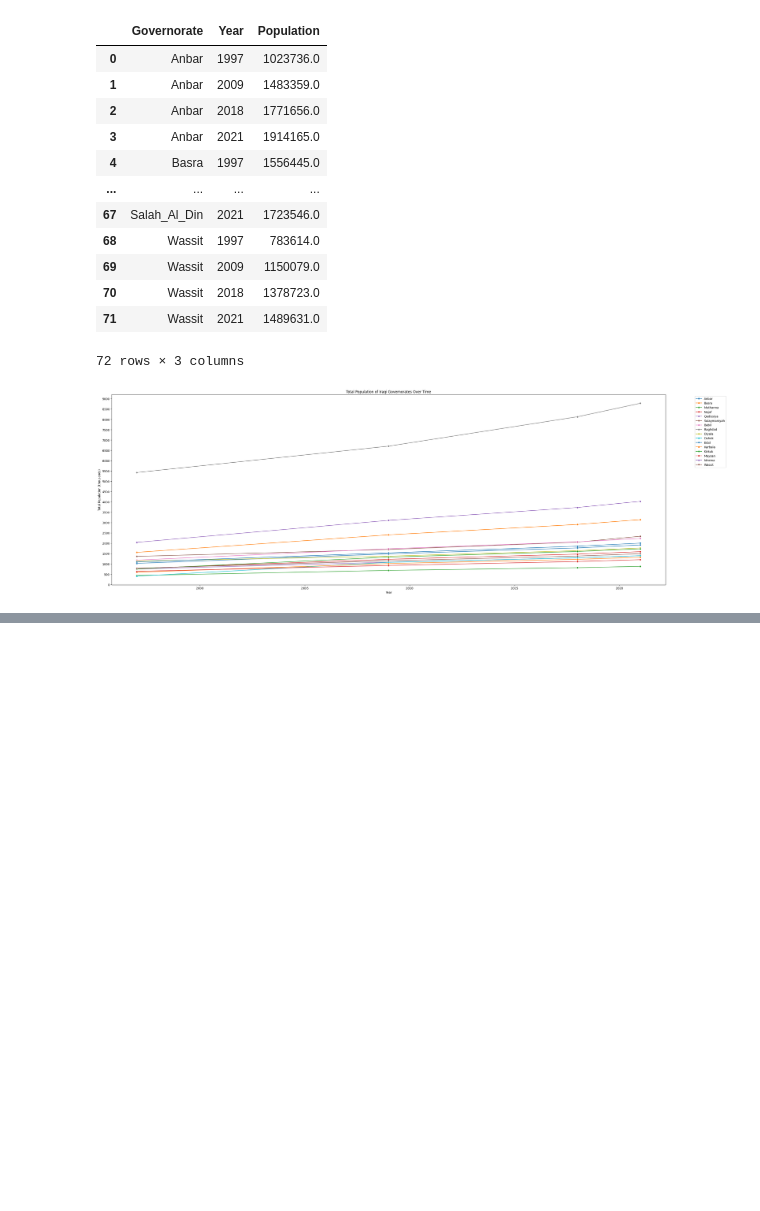
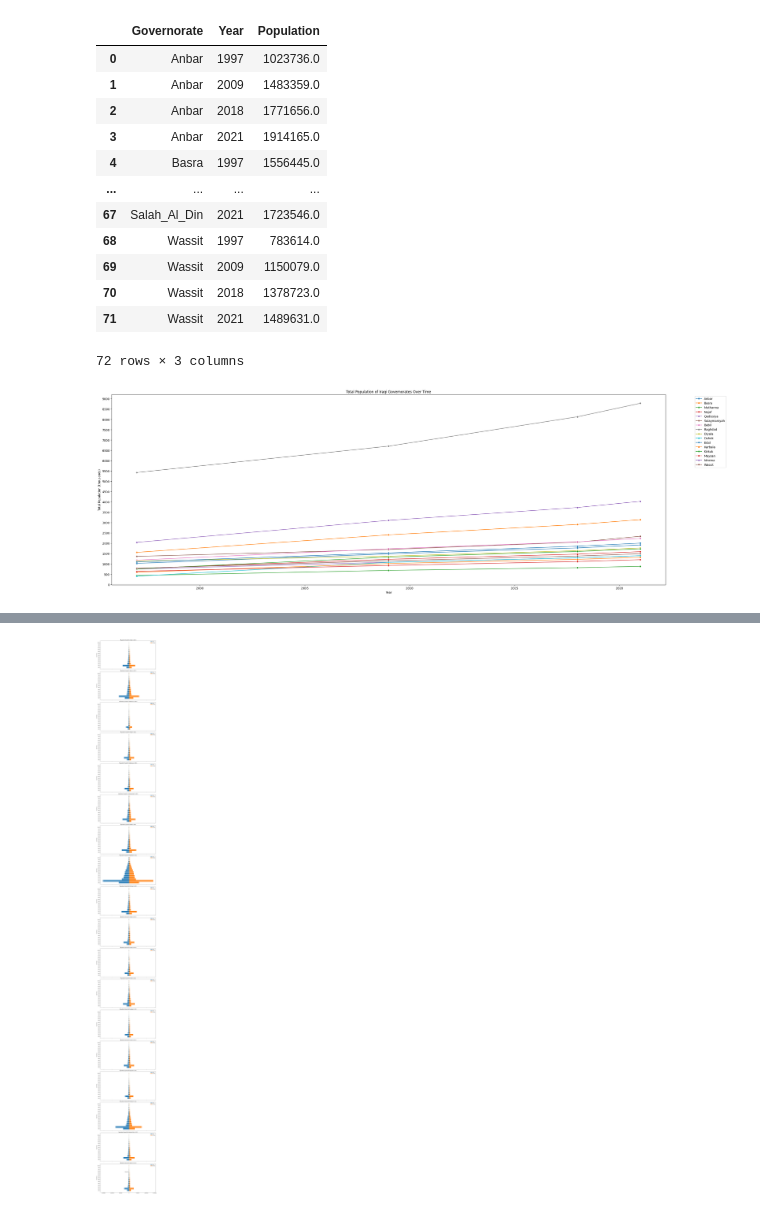
Before and after one commit to saxonyanders/saxonyanders, a Jupyter notebook: Iraq_population.ipynb, the cells around one changed output, grey strips where cells are left out. Cells and saved outputs as stored; diff of their text form; code cells hidden in the pictures; blank space fills up the shorter version.

```diff
--- a/Iraq_population.ipynb
+++ b/Iraq_population.ipynb
@@ -169,0 +358,84 @@ plt.show()
+# %%
+#2021 - population pyramids m/f
+
+comparison_year = 2021  # You can change the year here
+governorates_to_compare = ['anbar', 'basra', 'muthanna', 'najaf', 'qadissiya',
+                       'sulaymaniyah', 'babil', 'baghdad', 'dhi_qar', 'diyala',
+                       'duhok', 'erbil', 'karbala', 'kirkuk', 'maysan',
+                       'ninewa', 'salah_al_din', 'wassit'] # Add or remove governorates
+
+# Filter the DataFrame for the selected year and governorates
+comparison_data = iraq_pop_gender_age_df[
+    (iraq_pop_gender_age_df['year'] == comparison_year) &
+    (iraq_pop_gender_age_df['gov_code'].isin(governorates_to_compare))
+].copy() # Use .copy() to avoid SettingWithCopyWarning
+
+# Reshape the data for plotting - melt for age groups and gender
+comparison_data_melted = comparison_data.melt(
+    id_vars=['gov_code', 'year', 'total_pop', 'female_total', 'male_total'],
+    var_name='Age_Gender',
+    value_name='Population'
+)
+
+# Separate age group and gender into two columns
+comparison_data_melted['Gender'] = comparison_data_melted['Age_Gender'].apply(lambda x: x.split('_')[0])
+comparison_data_melted['Age_Group'] = comparison_data_melted['Age_Gender'].apply(lambda x: '_'.join(x.split('_')[1:]))
+
+# Filter out the total population rows and ensure correct data types
+comparison_data_melted = comparison_data_melted[
+    (comparison_data_melted['Gender'] == 'F') | (comparison_data_melted['Gender'] == 'M')
+].copy()
+
+# Convert population to numeric, coercing errors
+comparison_data_melted['Population'] = pd.to_numeric(comparison_data_melted['Population'], errors='coerce')
+
+# Drop rows where Population is NaN after coercion
+comparison_data_melted.dropna(subset=['Population'], inplace=True)
+
+
+# Order age groups for plotting
+age_group_order = [col.replace('F_', '') for col in iraq_pop_gender_age_df.columns if col.startswith('F_')]
+comparison_data_melted['Age_Group'] = pd.Categorical(comparison_data_melted['Age_Group'], categories=age_group_order, ordered=True)
+
+# Separate male and female data
+male_data = comparison_data_melted[comparison_data_melted['Gender'] == 'M'].copy()
+female_data = comparison_data_melted[comparison_data_melted['Gender'] == 'F'].copy()
+
+# Plotting
+fig, axes = plt.subplots(nrows=len(governorates_to_compare), figsize=(12, 6 * len(governorates_to_compare)), sharex=True)
+
+if len(governorates_to_compare) == 1:
+    axes = [axes] # Ensure axes is iterable even for a single governorate
+
+for i, gov_code in enumerate(governorates_to_compare):
+    ax = axes[i]
+    gov_male_data = male_data[male_data['gov_code'] == gov_code].sort_values(by='Age_Group') # Sort by Age_Group
+    gov_female_data = female_data[female_data['gov_code'] == gov_code].sort_values(by='Age_Group') # Sort by Age_Group
+
+    # Ensure age groups are in the correct order for plotting
+    male_population_ordered = [gov_male_data[gov_male_data['Age_Group'] == age]['Population'].iloc[0] if not gov_male_data[gov_male_data['Age_Group'] == age].empty else 0 for age in age_group_order]
+    female_population_ordered = [gov_female_data[gov_female_data['Age_Group'] == age]['Population'].iloc[0] if not gov_female_data[gov_female_data['Age_Group'] == age].empty else 0 for age in age_group_order]
+
+
+    # Plot male population as negative bars (width is Population, y is Age_Group)
+    ax.barh(age_group_order, [-pop for pop in male_population_ordered], label='Male', color='C0')
+
+    # Plot female population as positive bars (width is Population, y is Age_Group)
+    ax.barh(age_group_order, female_population_ordered, label='Female', color='C1')
+
+
+    # Set title and labels for each subplot
+    ax.set_title(f'Population Pyramid for {gov_code.title()} in {comparison_year}')
+    ax.set_ylabel('Age Group')
+    ax.legend()
+
+    # Format the x-axis to show absolute population values
+    ax.xaxis.set_major_formatter(plt.FuncFormatter(lambda x, loc: f'{abs(x):,.0f}'))
+
+# Set a common x-label for all subplots
+fig.text(0.5, 0.04, 'Population', ha='center')
+
+plt.tight_layout()
+plt.show()
+# %% [output]
+[figure, added]
```
Also changed, not shown: parts of 12 cells of this notebook.
